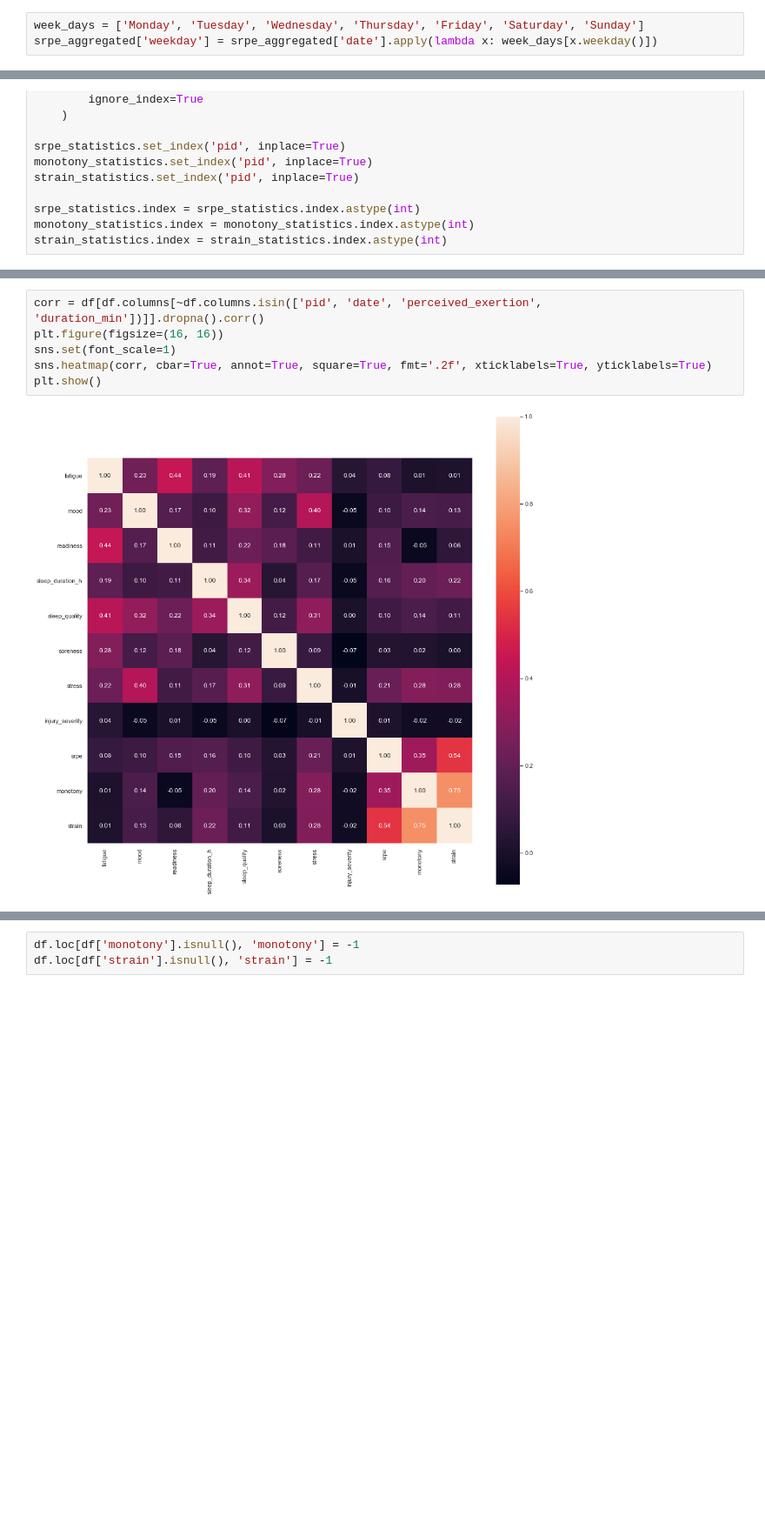
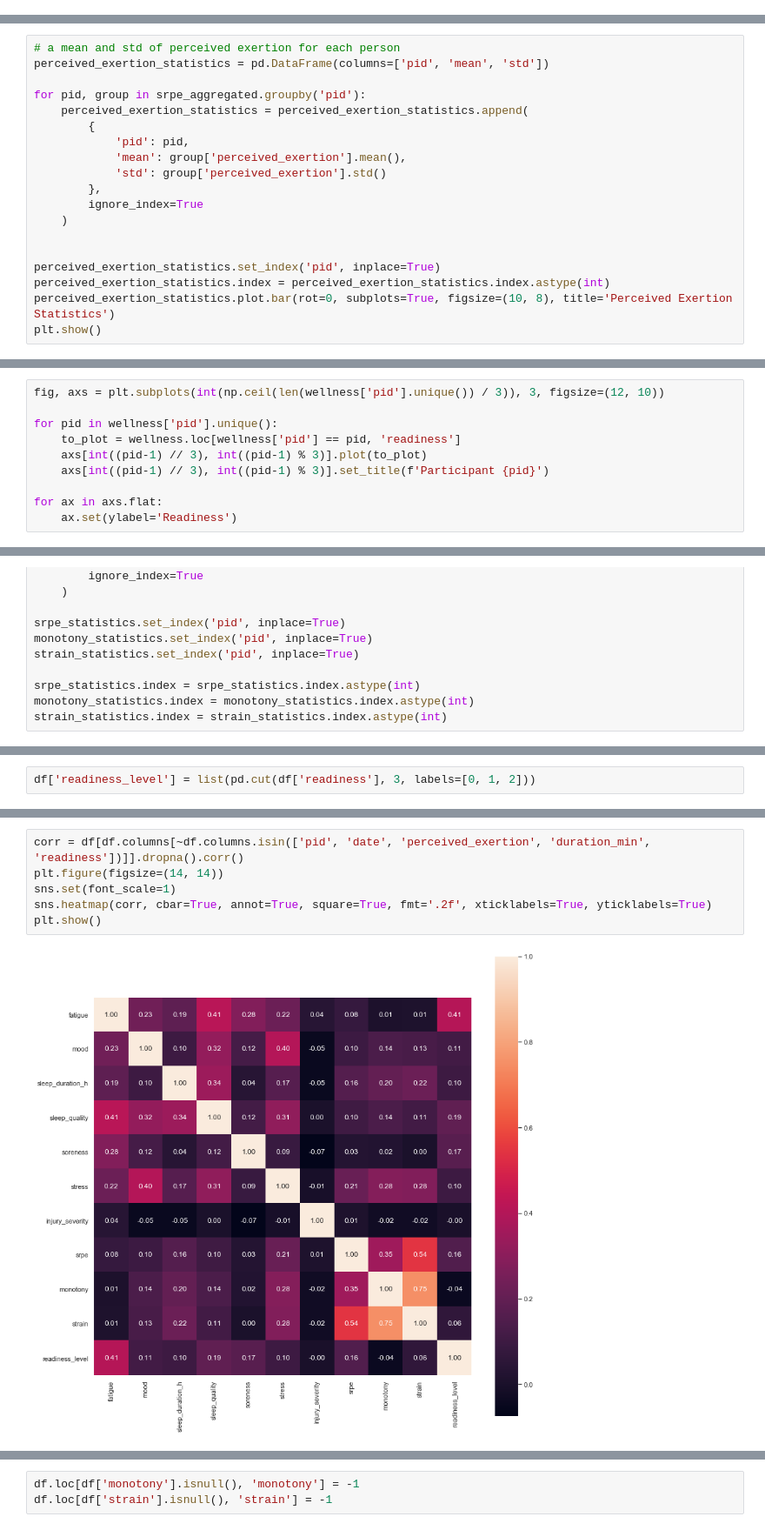
Before and after one commit to glad-gradient/predicting-peak-readiness-to-train, a Jupyter notebook: eda.ipynb, the cells around one changed output, grey strips where cells are left out. Shown at 87% size. Cells and saved outputs as stored; diff of their text form; blank space fills up the shorter version.

```diff
--- a/eda.ipynb
+++ b/eda.ipynb
@@ -167,3 +110,0 @@ Statistics:
-# %%
-week_days = ['Monday', 'Tuesday', 'Wednesday', 'Thursday', 'Friday', 'Saturday', 'Sunday']
-srpe_aggregated['weekday'] = srpe_aggregated['date'].apply(lambda x: week_days[x.weekday()])
@@ -175,0 +124,19 @@ plt.show()
+# %%
+# a mean and std of perceived exertion for each person
+perceived_exertion_statistics = pd.DataFrame(columns=['pid', 'mean', 'std'])
+
+for pid, group in srpe_aggregated.groupby('pid'):
+    perceived_exertion_statistics = perceived_exertion_statistics.append(
+        {
+            'pid': pid,
+            'mean': group['perceived_exertion'].mean(),
+            'std': group['perceived_exertion'].std()
+        },
+        ignore_index=True
+    )
+
+
+perceived_exertion_statistics.set_index('pid', inplace=True)
+perceived_exertion_statistics.index = perceived_exertion_statistics.index.astype(int)
+perceived_exertion_statistics.plot.bar(rot=0, subplots=True, figsize=(10, 8), title='Perceived Exertion Statistics')
+plt.show()
@@ -233,0 +189,10 @@ wellness.head()
+# %%
+fig, axs = plt.subplots(int(np.ceil(len(wellness['pid'].unique()) / 3)), 3, figsize=(12, 10))
+
+for pid in wellness['pid'].unique():
+    to_plot = wellness.loc[wellness['pid'] == pid, 'readiness']
+    axs[int((pid-1) // 3), int((pid-1) % 3)].plot(to_plot)
+    axs[int((pid-1) // 3), int((pid-1) % 3)].set_title(f'Participant {pid}')
+
+for ax in axs.flat:
+    ax.set(ylabel='Readiness')
@@ -474,0 +443,2 @@ for ax in axs.flat:
+# %%
+df['readiness_level'] = list(pd.cut(df['readiness'], 3, labels=[0, 1, 2]))
@@ -475,8 +469,8 @@ for ax in axs.flat:
 # %%
-corr = df[df.columns[~df.columns.isin(['pid', 'date', 'perceived_exertion', 'duration_min'])]].dropna().corr()
-plt.figure(figsize=(16, 16))
+corr = df[df.columns[~df.columns.isin(['pid', 'date', 'perceived_exertion', 'duration_min', 'readiness'])]].dropna().corr()
+plt.figure(figsize=(14, 14))
 sns.set(font_scale=1)
 sns.heatmap(corr, cbar=True, annot=True, square=True, fmt='.2f', xticklabels=True, yticklabels=True)
 plt.show()
 # %% [output]
-[figure, old version]
+[figure, new version]
```
Also changed, not shown: parts of 39 cells of this notebook.
